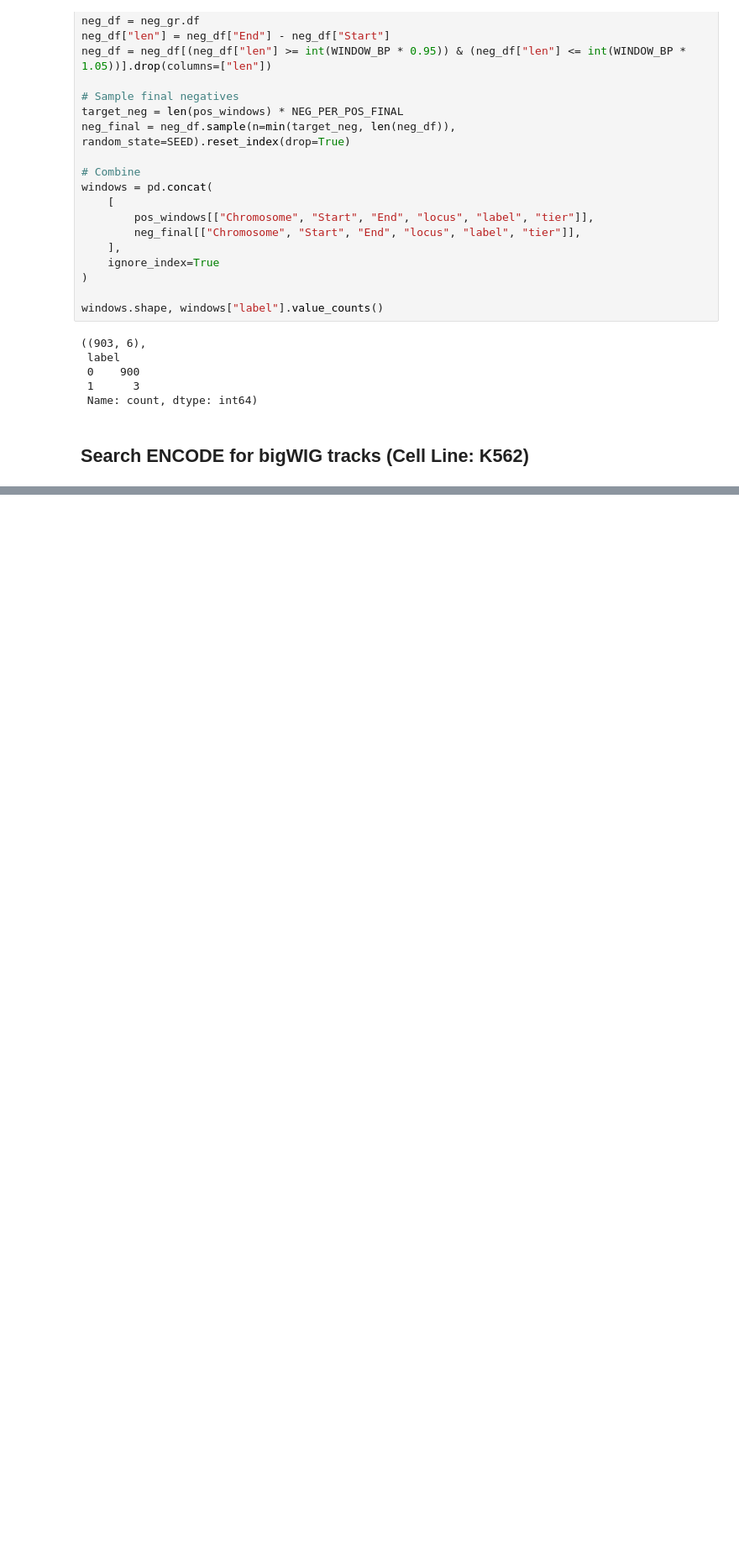
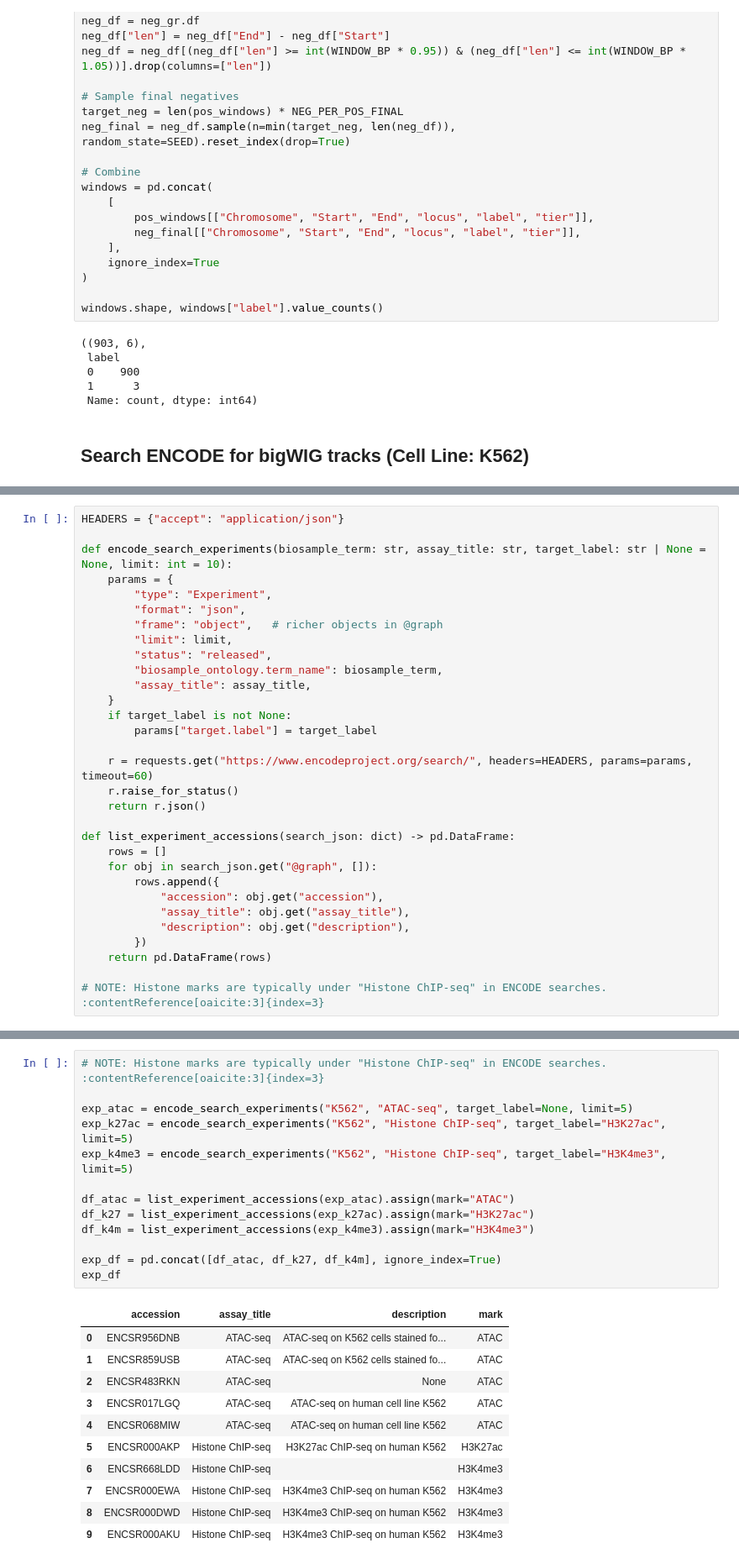
Before and after one commit to imazani/safe-harbor-ml, a Jupyter notebook: notebooks/01_feature_extraction.ipynb, the cells around one changed output, grey strips where cells are left out. Shown at 84% size. Cells and saved outputs as stored; diff of their text form; blank space fills up the shorter version.

```diff
--- a/notebooks/01_feature_extraction.ipynb
+++ b/notebooks/01_feature_extraction.ipynb
@@ -225,0 +195,31 @@ HTTPError: 404 Client Error: Not Found for url: https://www.encodeproject.org/se
+# %%
+HEADERS = {"accept": "application/json"}
+
+def encode_search_experiments(biosample_term: str, assay_title: str, target_label: str | None = None, limit: int = 10):
+    params = {
+        "type": "Experiment",
+        "format": "json",
+        "frame": "object",   # richer objects in @graph
+        "limit": limit,
+        "status": "released",
+        "biosample_ontology.term_name": biosample_term,
+        "assay_title": assay_title,
+    }
+    if target_label is not None:
+        params["target.label"] = target_label
+
+    r = requests.get("https://www.encodeproject.org/search/", headers=HEADERS, params=params, timeout=60)
+    r.raise_for_status()
+    return r.json()
+
+def list_experiment_accessions(search_json: dict) -> pd.DataFrame:
+    rows = []
+    for obj in search_json.get("@graph", []):
+        rows.append({
+            "accession": obj.get("accession"),
+            "assay_title": obj.get("assay_title"),
+            "description": obj.get("description"),
+        })
+    return pd.DataFrame(rows)
+
+# NOTE: Histone marks are typically under "Histone ChIP-seq" in ENCODE searches. :contentReference[oaicite:3]{index=3}
@@ -225,0 +228,25 @@ HTTPError: 404 Client Error: Not Found for url: https://www.encodeproject.org/se
+# %%
+# NOTE: Histone marks are typically under "Histone ChIP-seq" in ENCODE searches. :contentReference[oaicite:3]{index=3}
+
+exp_atac = encode_search_experiments("K562", "ATAC-seq", target_label=None, limit=5)
+exp_k27ac = encode_search_experiments("K562", "Histone ChIP-seq", target_label="H3K27ac", limit=5)
+exp_k4me3 = encode_search_experiments("K562", "Histone ChIP-seq", target_label="H3K4me3", limit=5)
+
+df_atac = list_experiment_accessions(exp_atac).assign(mark="ATAC")
+df_k27 = list_experiment_accessions(exp_k27ac).assign(mark="H3K27ac")
+df_k4m = list_experiment_accessions(exp_k4me3).assign(mark="H3K4me3")
+
+exp_df = pd.concat([df_atac, df_k27, df_k4m], ignore_index=True)
+exp_df
+# %% [output]
+|  | accession | assay_title | description | mark |
+| 0 | ENCSR956DNB | ATAC-seq | ATAC-seq on K562 cells stained fo... | ATAC |
+| 1 | ENCSR859USB | ATAC-seq | ATAC-seq on K562 cells stained fo... | ATAC |
+| 2 | ENCSR483RKN | ATAC-seq | None | ATAC |
+| 3 | ENCSR017LGQ | ATAC-seq | ATAC-seq on human cell line K562 | ATAC |
+| 4 | ENCSR068MIW | ATAC-seq | ATAC-seq on human cell line K562 | ATAC |
+| 5 | ENCSR000AKP | Histone ChIP-seq | H3K27ac ChIP-seq on human K562 | H3K27ac |
+| 6 | ENCSR668LDD | Histone ChIP-seq |  | H3K4me3 |
+| 7 | ENCSR000EWA | Histone ChIP-seq | H3K4me3 ChIP-seq on human K562 | H3K4me3 |
+| 8 | ENCSR000DWD | Histone ChIP-seq | H3K4me3 ChIP-seq on human K562 | H3K4me3 |
+| 9 | ENCSR000AKU | Histone ChIP-seq | H3K4me3 ChIP-seq on human K562 | H3K4me3 |
```
Also changed, not shown: parts of 23 cells of this notebook.
